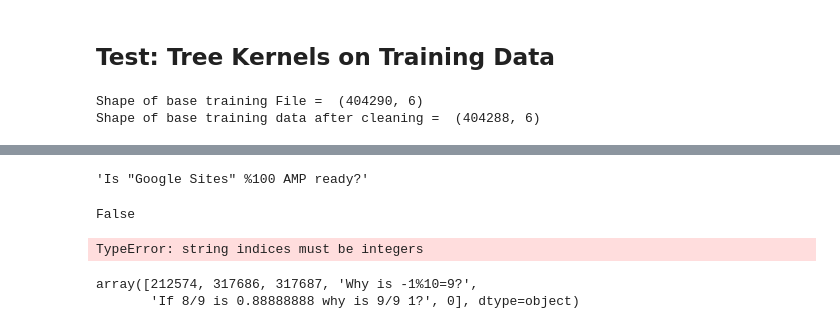
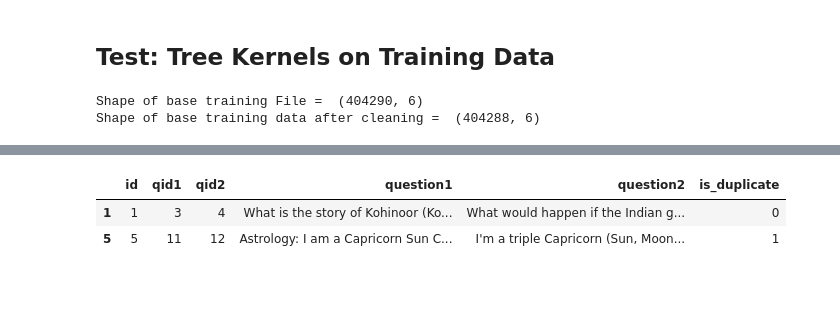
Before and after one commit to goodmattg/quora_kaggle, a Jupyter notebook: NLP_TEST.ipynb, the cells around one changed output, grey strips where cells are left out. Cells and saved outputs as stored; diff of their text form; code cells hidden in the pictures; blank space fills up the shorter version.

```diff
--- a/NLP_TEST.ipynb
+++ b/NLP_TEST.ipynb
@@ -239,14 +163,6 @@ Collins-Duffy | Norm: 0.102062 | Raw: 1.000000 | Lambda: 1.000000
 # %%
-df_train.ix[86158]['question1']
+df_train.ix[[1,5]]
 # %% [output]
-'Is "Google Sites" %100 AMP ready?'
+|  | id | qid1 | qid2 | question1 | question2 | is_duplicate |
+| 1 | 1 | 3 | 4 | What is the story of Kohinoor (Ko... | What would happen if the Indian g... | 0 |
+| 5 | 5 | 11 | 12 | Astrology: I am a Capricorn Sun C... | I'm a triple Capricorn (Sun, Moon... | 1 |
-# %%
-_getNLPToks_(df_train.ix[212574]['question1'])
-# %% [output]
-False
-TypeError: string indices must be integers
-# %%
-df_train[df_train['id']==212574].values[0]
-# %% [output]
-array([212574, 317686, 317687, 'Why is -1%10=9?',
-       'If 8/9 is 0.88888888 why is 9/9 1?', 0], dtype=object)
```
Also changed, not shown: parts of 11 cells of this notebook, 1 other file.
